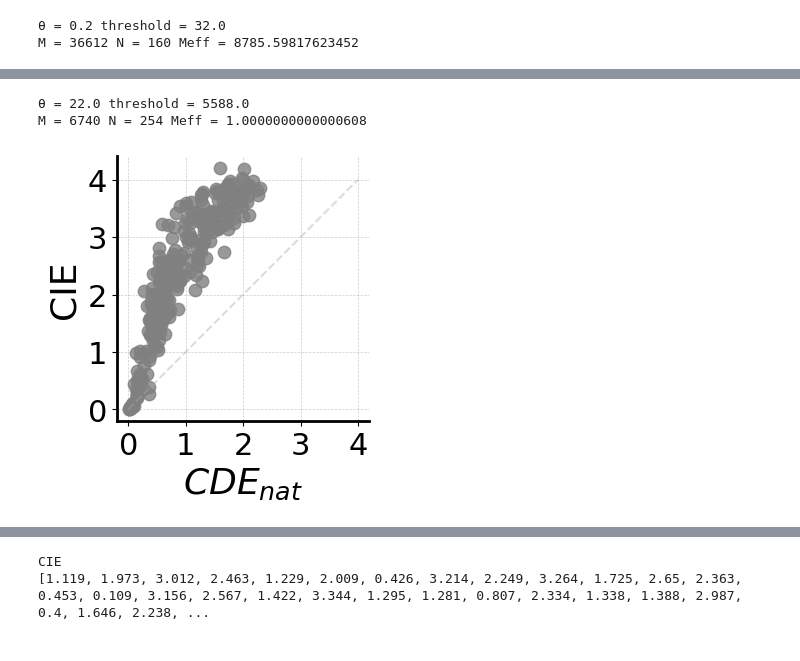
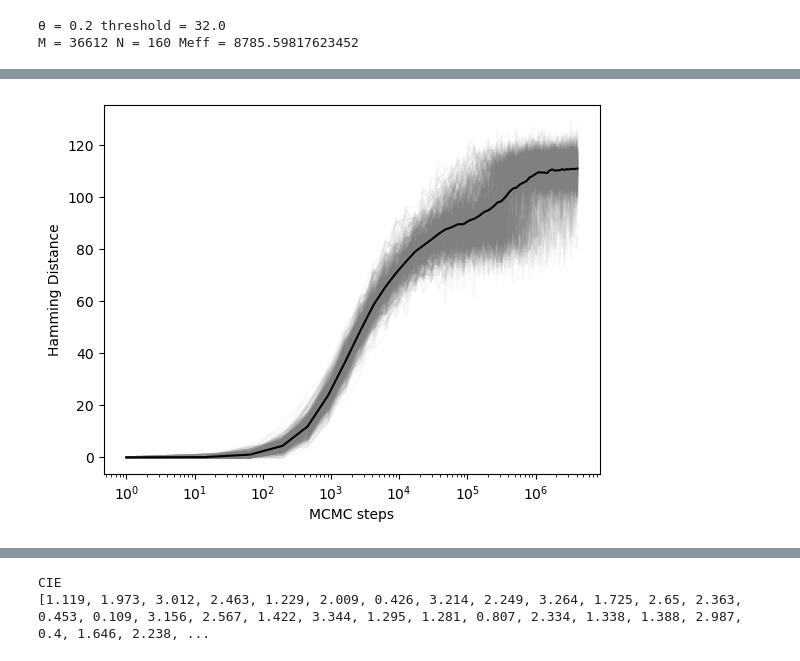
Before and after one commit to leonardodibari/Gen.jl, a Jupyter notebook: notebooks/DHFR_data_fig2.ipynb, the cells around one changed output, grey strips where cells are left out. Cells and saved outputs as stored; diff of their text form; code cells hidden in the pictures.

```diff
--- a/notebooks/DHFR_data_fig2.ipynb
+++ b/notebooks/DHFR_data_fig2.ipynb
@@ -270,39 +268,13 @@ PyObject <matplotlib.legend.Legend object at 0x...>
-# %%
-pointsize = 80
-transp = 0.8
-transp2 = 1
-lab = [0,1,2,3,4]
-lab2 = [10^i for i in 2:7]
-axis_width = 2.
-
-ticks_font = 22
-axis_font = 26
-
-fig = plt.figure()
-fig.set_figheight(5)
-fig.set_figwidth(15)
-
-ax1 = plt.subplot2grid(shape=(1, 4), loc=(0, 0), colspan = 1)
-
-fig.subplots_adjust(wspace=0.2)
-W = compute_weights(Int8.(nat_MSA'), 22)[1]
-ax1.plot([0, 4.0], [0, 4.0], linestyle="--", alpha = 0.4, color = "darkgrey")
-ax1.scatter(mean(cde_NAT, weights(W), dims = 1)[:], cie, color = "grey", s = pointsize, alpha = transp)
-ax1.set_xlabel("\$CDE_{nat}\$", fontsize=axis_font)
-ax1.set_ylabel("CIE", fontsize=axis_font)
-ax1.grid(color = "grey", linestyle = "--", linewidth = 0.5, alpha = 0.4)
-ax1.set_xticks([0,1,2,3,4])
-ax1.set_yticks([0,1,2,3,4])
-ax1.set_xticklabels(lab, fontsize = ticks_font)
-ax1.set_yticklabels(lab, fontsize = ticks_font)
-ax1.spines["top"].set_visible(false)
-ax1.spines["right"].set_visible(false)
-ax1.spines["left"].set_linewidth(axis_width)
-ax1.spines["bottom"].set_linewidth(axis_width)
-ax1.set_aspect("equal")
-#ax1.set_title("wt background", fontsize = axis_font)
-savefig("../cde_cie_Serin_Prot_dynamics.png")
-# %% [output]
-θ = 22.0 threshold = 5588.0
-M = 6740 N = 254 Meff = 1.0000000000000608
-[figure, removed]
+# %%
+ham = hcat([count_muts_msa(x, step_matrices[1][1,:]) for x in step_matrices]...)
+steps = [1+100*(i-1) for i in 1:size(ham,2)]
+for i in 1:500
+    plt.plot(X, ham[i,:]', color = "grey", alpha = 0.05)
+end
+plt.plot(X, mean(ham, dims = 1)[:], color = "black")
+plt.xscale("log")
+plt.xlabel("MCMC steps")
+plt.ylabel("Hamming Distance")
+savefig("../hamming_hdfr.png")
+# %% [output]
+[figure, added]
```
Also changed, not shown: parts of 25 cells of this notebook, 25 other files.
